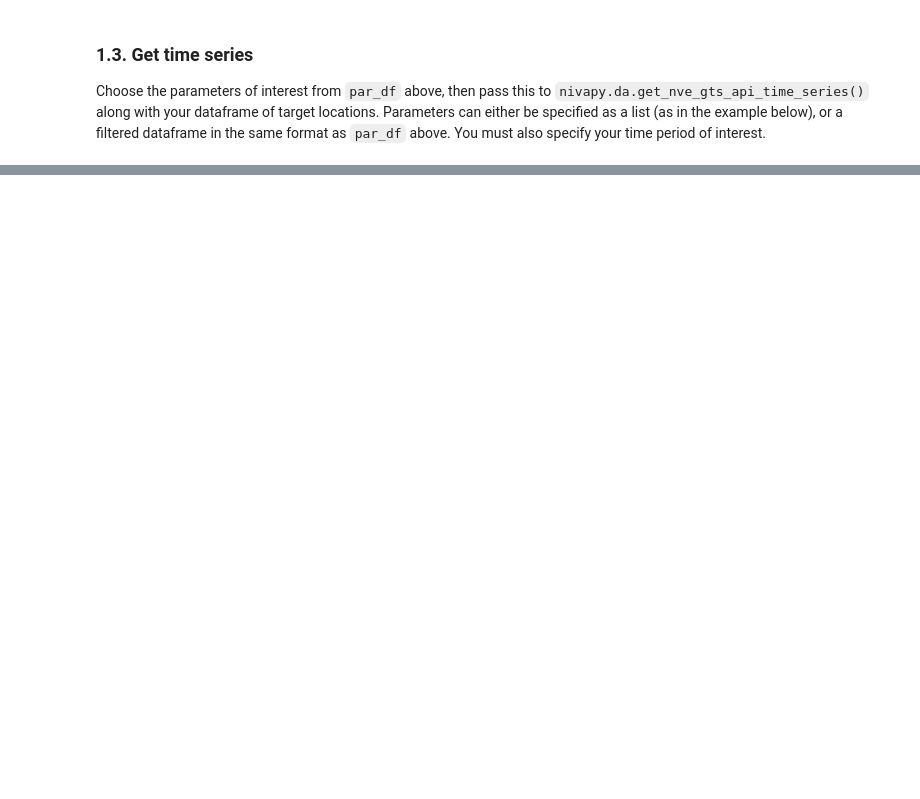
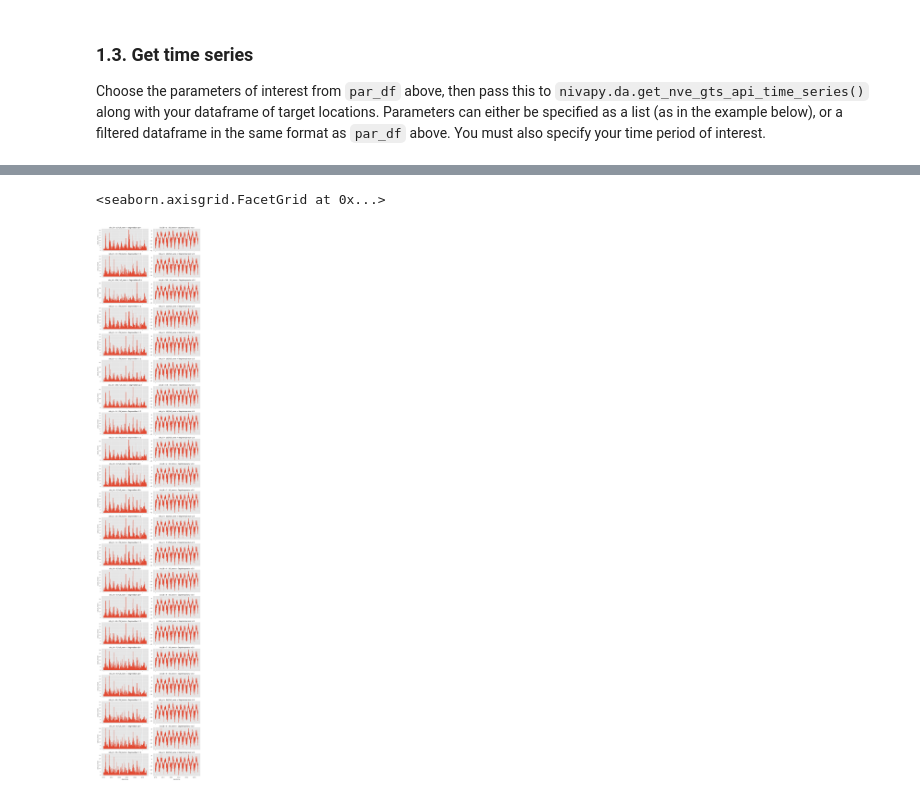
Before and after one commit to NIVANorge/catchment_processing_workflows, a Jupyter notebook: notebooks/nve_gts_api_example.ipynb, the cells around one changed output, grey strips where cells are left out. Cells and saved outputs as stored; diff of their text form; code cells hidden in the pictures; blank space fills up the shorter version.

```diff
--- a/notebooks/nve_gts_api_example.ipynb
+++ b/notebooks/nve_gts_api_example.ipynb
@@ -123,0 +123,5 @@ g = sn.relplot(
+# %%
+# Example catchments in Finnmark
+shp_path = r"../example_data/catchment_boundaries_2021.shp"
+gdf = gpd.read_file(shp_path)
+gdf.head()
@@ -123,0 +143,13 @@ g = sn.relplot(
+# %%
+pars = ["rr", "tm"]
+st_dt = "2010-01-01"
+end_dt = "2020-12-31"
+
+res_df = nivapy.da.get_nve_gts_api_aggregated_time_series(
+    gdf,
+    pars,
+    st_dt,
+    end_dt,
+    id_col="site_id",
+)
+res_df.head()
@@ -123,0 +163,16 @@ g = sn.relplot(
+# %%
+# Plot
+sn.relplot(
+    data=res_df,
+    x="datetime",
+    y="value_mean",
+    col="full_name",
+    row="site_id",
+    kind="line",
+    height=3,
+    aspect=2,
+    facet_kws={"sharey": False, "sharex": True},
+)
+# %% [output]
+<seaborn.axisgrid.FacetGrid at 0x...>
+[figure, added]
```
Also changed, not shown: parts of 11 cells of this notebook.
